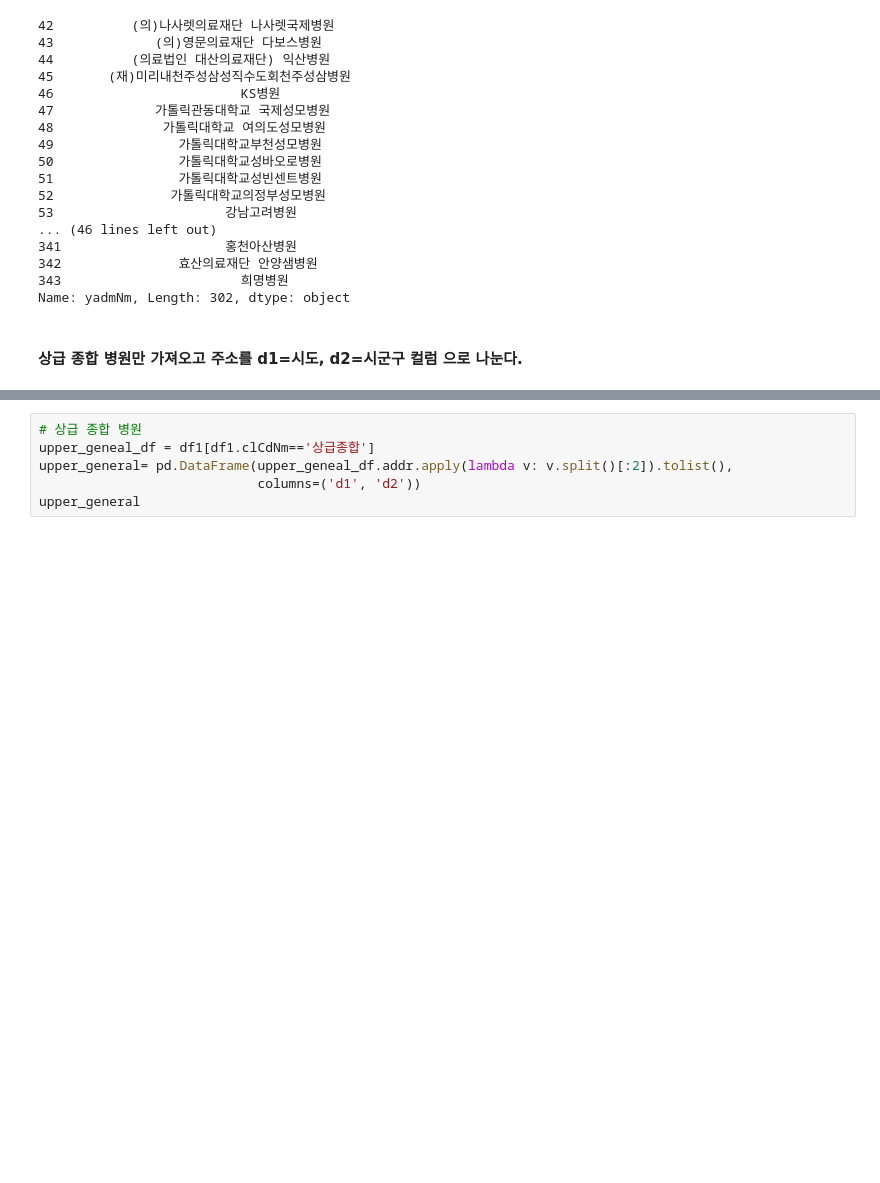
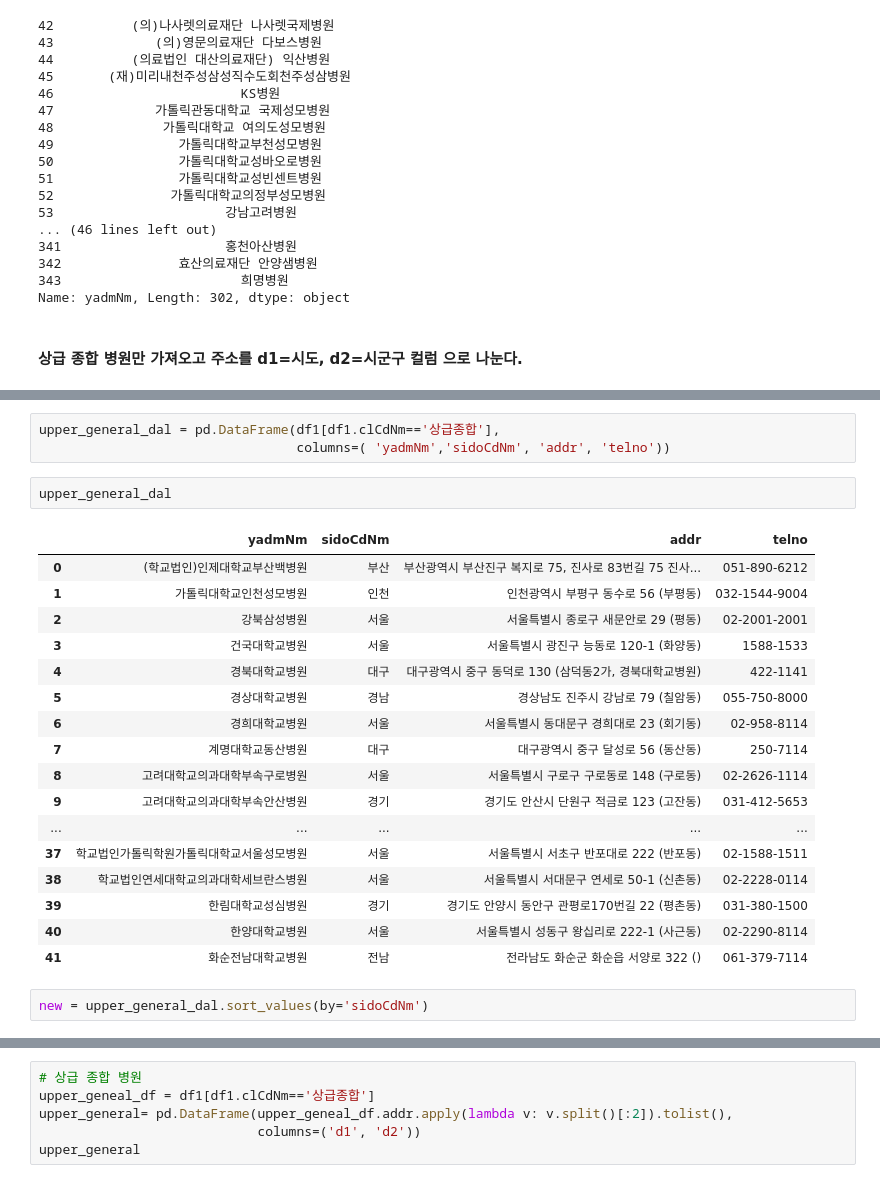
Before and after one commit to bongbongd/hospital_index, a Jupyter notebook: hospital_index1.ipynb, the cells around one changed output, grey strips where cells are left out. Drawn from its saved outputs; the diff is of its cells as text; blank space fills up the shorter version.

```diff
--- a/hospital_index1.ipynb
+++ b/hospital_index1.ipynb
@@ -103,0 +127,25 @@ Name: yadmNm, Length: 302, dtype: object
+# %%
+upper_general_dal = pd.DataFrame(df1[df1.clCdNm=='상급종합'],
+                                 columns=( 'yadmNm','sidoCdNm', 'addr', 'telno'))
+# %%
+upper_general_dal
+# %% [output]
+|  | yadmNm | sidoCdNm | addr | telno |
+| 0 | (학교법인)인제대학교부산백병원 | 부산 | 부산광역시 부산진구 복지로 75, 진사로 83번길 75 진사... | 051-890-6212 |
+| 1 | 가톨릭대학교인천성모병원 | 인천 | 인천광역시 부평구 동수로 56 (부평동) | 032-1544-9004 |
+| 2 | 강북삼성병원 | 서울 | 서울특별시 종로구 새문안로 29 (평동) | 02-2001-2001 |
+| 3 | 건국대학교병원 | 서울 | 서울특별시 광진구 능동로 120-1 (화양동) | 1588-1533 |
+| 4 | 경북대학교병원 | 대구 | 대구광역시 중구 동덕로 130 (삼덕동2가, 경북대학교병원) | 422-1141 |
+| 5 | 경상대학교병원 | 경남 | 경상남도 진주시 강남로 79 (칠암동) | 055-750-8000 |
+| 6 | 경희대학교병원 | 서울 | 서울특별시 동대문구 경희대로 23 (회기동) | 02-958-8114 |
+| 7 | 계명대학교동산병원 | 대구 | 대구광역시 중구 달성로 56 (동산동) | 250-7114 |
+| 8 | 고려대학교의과대학부속구로병원 | 서울 | 서울특별시 구로구 구로동로 148 (구로동) | 02-2626-1114 |
+| 9 | 고려대학교의과대학부속안산병원 | 경기 | 경기도 안산시 단원구 적금로 123 (고잔동) | 031-412-5653 |
+| ... | ... | ... | ... | ... |
+| 37 | 학교법인가톨릭학원가톨릭대학교서울성모병원 | 서울 | 서울특별시 서초구 반포대로 222 (반포동) | 02-1588-1511 |
+| 38 | 학교법인연세대학교의과대학세브란스병원 | 서울 | 서울특별시 서대문구 연세로 50-1 (신촌동) | 02-2228-0114 |
+| 39 | 한림대학교성심병원 | 경기 | 경기도 안양시 동안구 관평로170번길 22 (평촌동) | 031-380-1500 |
+| 40 | 한양대학교병원 | 서울 | 서울특별시 성동구 왕십리로 222-1 (사근동) | 02-2290-8114 |
+| 41 | 화순전남대학교병원 | 전남 | 전라남도 화순군 화순읍 서양로 322 () | 061-379-7114 |
+# %%
+new = upper_general_dal.sort_values(by='sidoCdNm')
```
Also changed, not shown: parts of 7 cells of this notebook, 2 other files.
